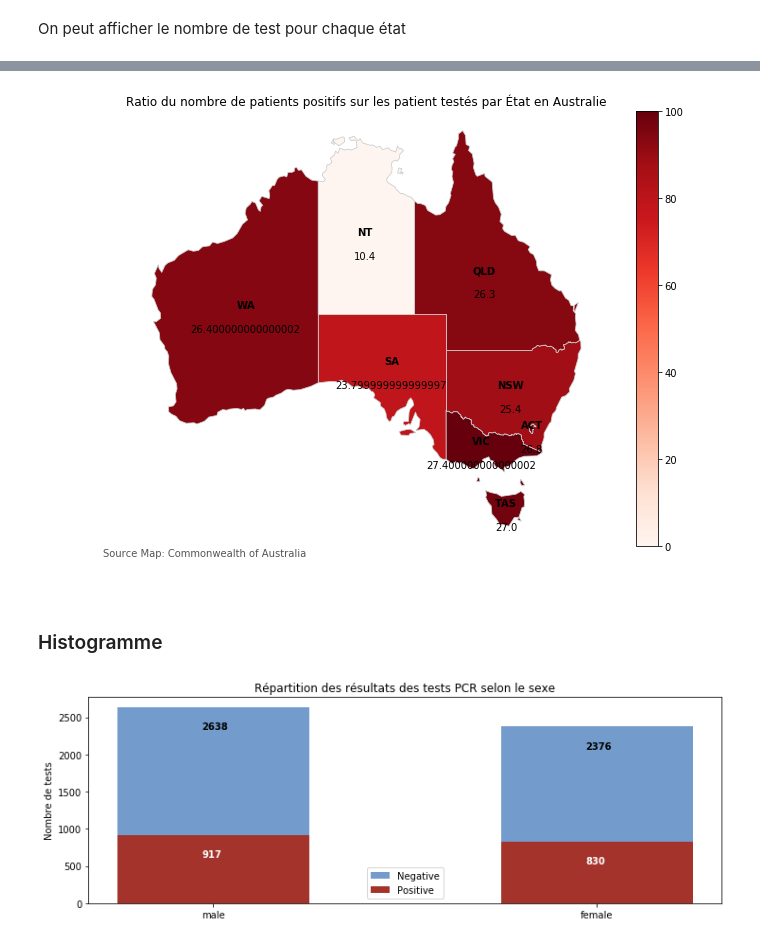
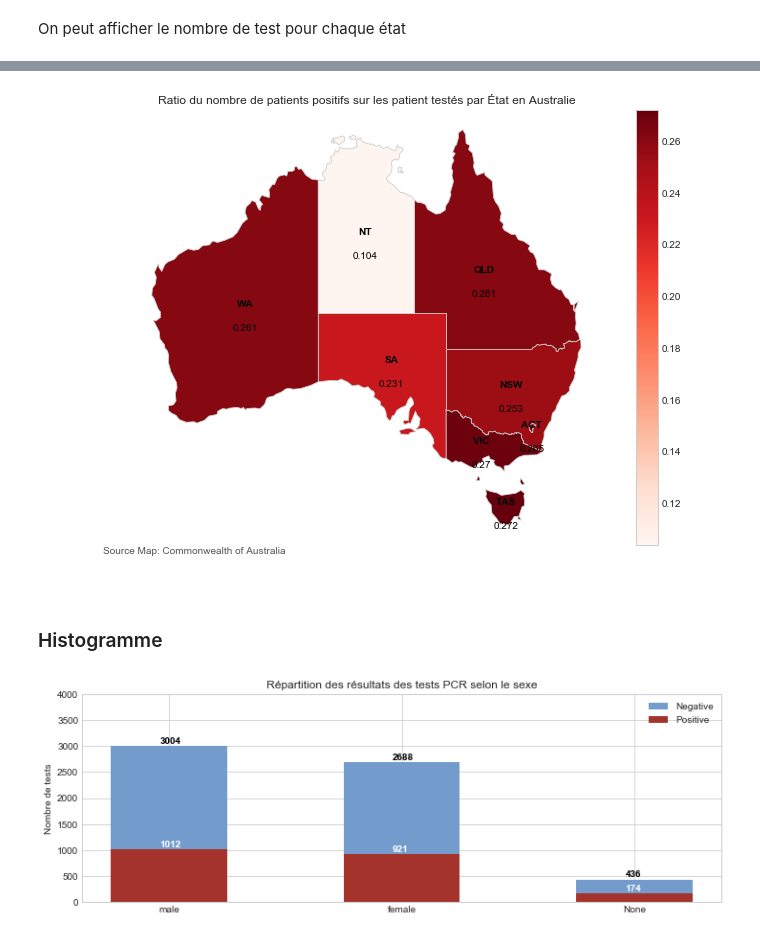
Before and after one commit to titigmr/Test-INRIA-APHP, a Jupyter notebook: data_analysis.ipynb, the cells around one changed output, grey strips where cells are left out. Cells and saved outputs as stored; diff of their text form; code cells hidden in the pictures.

```diff
--- a/data_analysis.ipynb
+++ b/data_analysis.ipynb
@@ -153,2 +163,2 @@ def match_state(s, p):
 # %%
-z = df.apply(lambda x : match_state(x["state_by_pc"], x["state"]), axis=1)
+df["state_verif"] = df.apply(lambda x : match_state(x["state_by_pc"], x["state"]), axis=1)
@@ -163,6 +169,10 @@ df.shape[0] - sum(df.state_by_pc == df.state)
 # %% [markdown]
 ### Sélection des variables
 # %%
-df = df[['pcr', 'gender', 'state', 'age_group', 'age','age_estimated']]
+df = df[['pcr', 'gender',
+         'age_group', 'age','age_estimated',
+         'state_verif']]
+df = df.rename(columns={"state_verif":'state'})
+
 df.head()
 # %% [output]
@@ -196,20 +206,24 @@ plot_map(pcr_data, 'pcr', cmap='Reds',
 # %%
 pourc_pos = np.round(df[df.pcr == 'P'].groupby('state').count().pcr \
-      / df.groupby('state').count().pcr, 3) * 100
+      / df.groupby('state').count().pcr, 3)
 pos_ratio_data = map_df.merge(pourc_pos, on='state')
 
-plot_map(pos_ratio_data, 'pcr', cmap='Reds',
+plot_map(pos_ratio_data, 'pcr', cmap="Reds",
          color_font="black", size_fig=(12,8),
-        title='Ratio du nombre de patients positifs sur les patient testés par État en Australie', vminmax=(0,100))
+        title='Ratio du nombre de patients positifs sur les patient testés par État en Australie',
+         vminmax=(pourc_pos.min(),pourc_pos.max()))
 # %% [output]
-[figure, old version]
+[figure, new version]
 # %% [markdown]
 ### Histogramme
 # %%
 df_N = df[df.pcr == 'N']
 df_P = df[df.pcr == 'P']
+
+df_N = df_N.replace(np.nan, "None")
+df_P = df_P.replace(np.nan, "None")
 # %%
-def plot_bar_PN(df_N, df_P, var, title='', y=0, x=0):
+def plot_bar_PN(df_N, df_P, var, title='', y=0, x=0, figsize=(12,4)):
 
     count_N = df_N[var].value_counts()
     count_P = df_P[var].value_counts()
@@ -217,7 +231,7 @@ def plot_bar_PN(df_N, df_P, var, title='', y=0, x=0):
     b = (0.45, 0.61, 0.8)
     r = (0.64, 0.2, 0.17)
 
-    plt.figure(figsize=(12,4))
+    plt.figure(figsize=figsize)
     plt.title(title)
     plt.ylabel("Nombre de tests")
     plt.bar(x=count_N.index,
@@ -225,6 +239,7 @@ def plot_bar_PN(df_N, df_P, var, title='', y=0, x=0):
     plt.bar(x=count_P.index,
             height=count_P, color=r, width=0.5, label='Positive')
     plt.legend()
+    plt.ylim(0,4000)
 
     for i, v in enumerate(count_N.values):
         plt.text(i+x, v+y, s=str(v), color='black', fontweight='bold')
@@ -233,7 +248,7 @@ def plot_bar_PN(df_N, df_P, var, title='', y=0, x=0):
         plt.text(i+x , v+y, s=str(v), color='white', fontweight='bold')
 # %%
 plot_bar_PN(df_N, df_P, 'gender',
-            y=-300, x=-0.03,
+            y=50, x=-0.04,
             title='Répartition des résultats des tests PCR selon le sexe')
 # %% [output]
-[figure, old version]
+[figure, new version]
```
Also changed, not shown: parts of 21 cells of this notebook, 12 other files.
